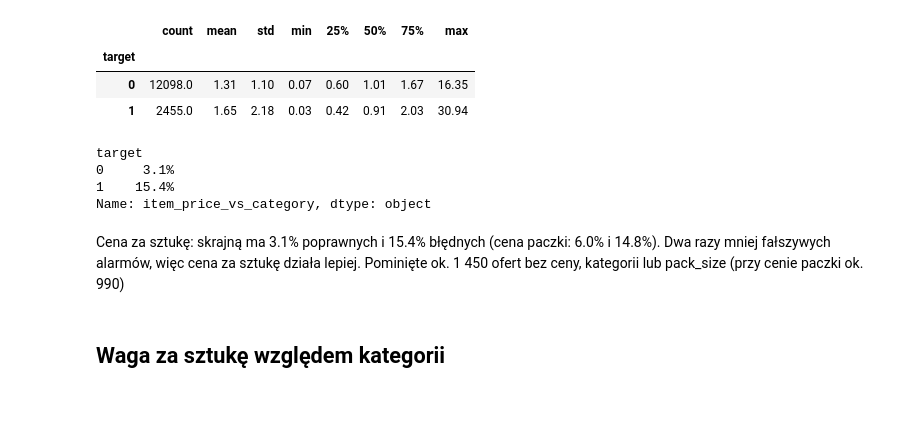
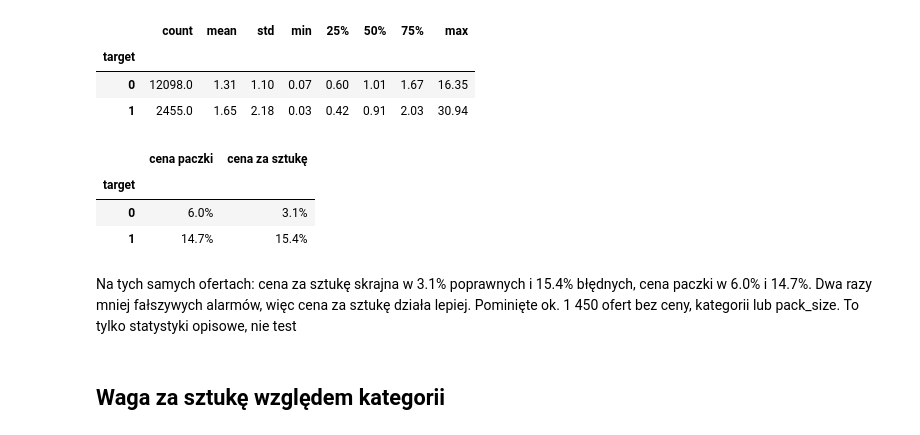
Before and after one commit to KrystianRodziewicz/catalogue-errors, a Jupyter notebook: notebooks/eda.ipynb, the cells around one changed output. Cells and saved outputs as stored; diff of their text form; code cells hidden in the pictures; blank space fills up the shorter version.

```diff
--- a/notebooks/eda.ipynb
+++ b/notebooks/eda.ipynb
@@ -189,16 +189,18 @@ train.groupby("target")["item_price_vs_category"].describe().round(2)
 | 1 | 2455.0 | 1.65 | 2.18 | 0.03 | 0.42 | 0.91 | 2.03 | 30.94 |
 # %%
 extrema_item = (train["item_price_vs_category"] > 5) | (train["item_price_vs_category"] < 0.2)
-# bez braków
-extrema_item = extrema_item[train["item_price_vs_category"].notna()]
-extrema_item.groupby(train["target"]).mean().map("{:.1%}".format)
+# te same oferty dla ceny paczki i ceny za sztukę
+same = train["item_price_vs_category"].notna()
+extrema_pack = (train["price_vs_category"] > 5) | (train["price_vs_category"] < 0.2)
+pd.DataFrame({"cena paczki": extrema_pack[same].groupby(train["target"]).mean(),
+              "cena za sztukę": extrema_item[same].groupby(train["target"]).mean()}).map("{:.1%}".format)
 # %% [output]
-target
-0     3.1%
-1    15.4%
-Name: item_price_vs_category, dtype: object
+|  | cena paczki | cena za sztukę |
+| target |  |  |
+| 0 | 6.0% | 3.1% |
+| 1 | 14.7% | 15.4% |
 # %% [markdown]
-Cena za sztukę: skrajną ma 3.1% poprawnych i 15.4% błędnych (cena paczki: 6.0% i 14.8%). Dwa razy mniej fałszywych alarmów, więc cena za sztukę działa lepiej. Pominięte ok. 1 450 ofert bez ceny, kategorii lub pack_size (przy cenie paczki ok. 990)
+Na tych samych ofertach: cena za sztukę skrajna w 3.1% poprawnych i 15.4% błędnych, cena paczki w 6.0% i 14.7%. Dwa razy mniej fałszywych alarmów, więc cena za sztukę działa lepiej. Pominięte ok. 1 450 ofert bez ceny, kategorii lub pack_size. To tylko statystyki opisowe, nie test
 # %% [markdown]
 ## Waga za sztukę względem kategorii
 # %%
```
Also changed, not shown: parts of 10 cells of this notebook, 1 other file.
